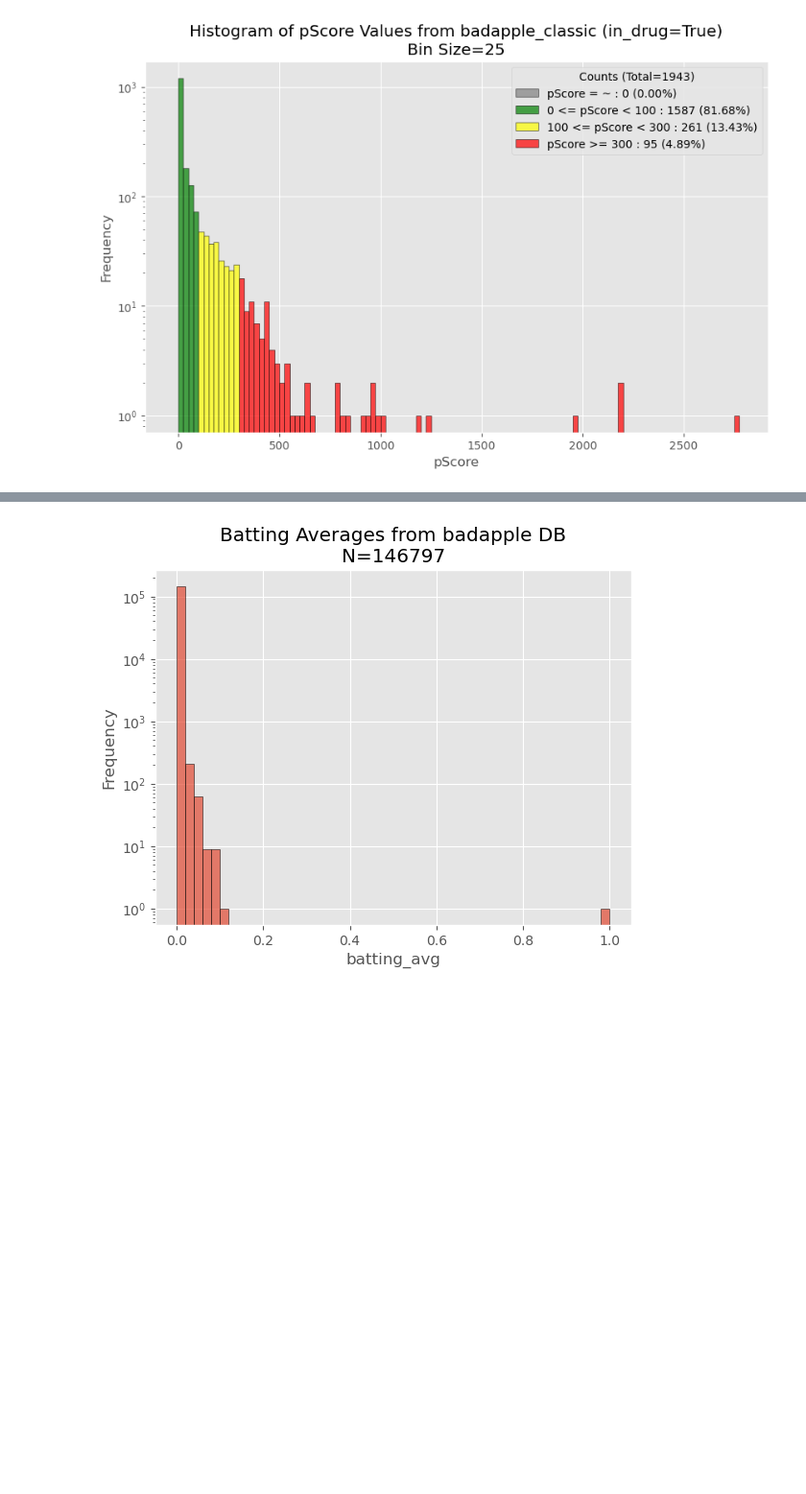
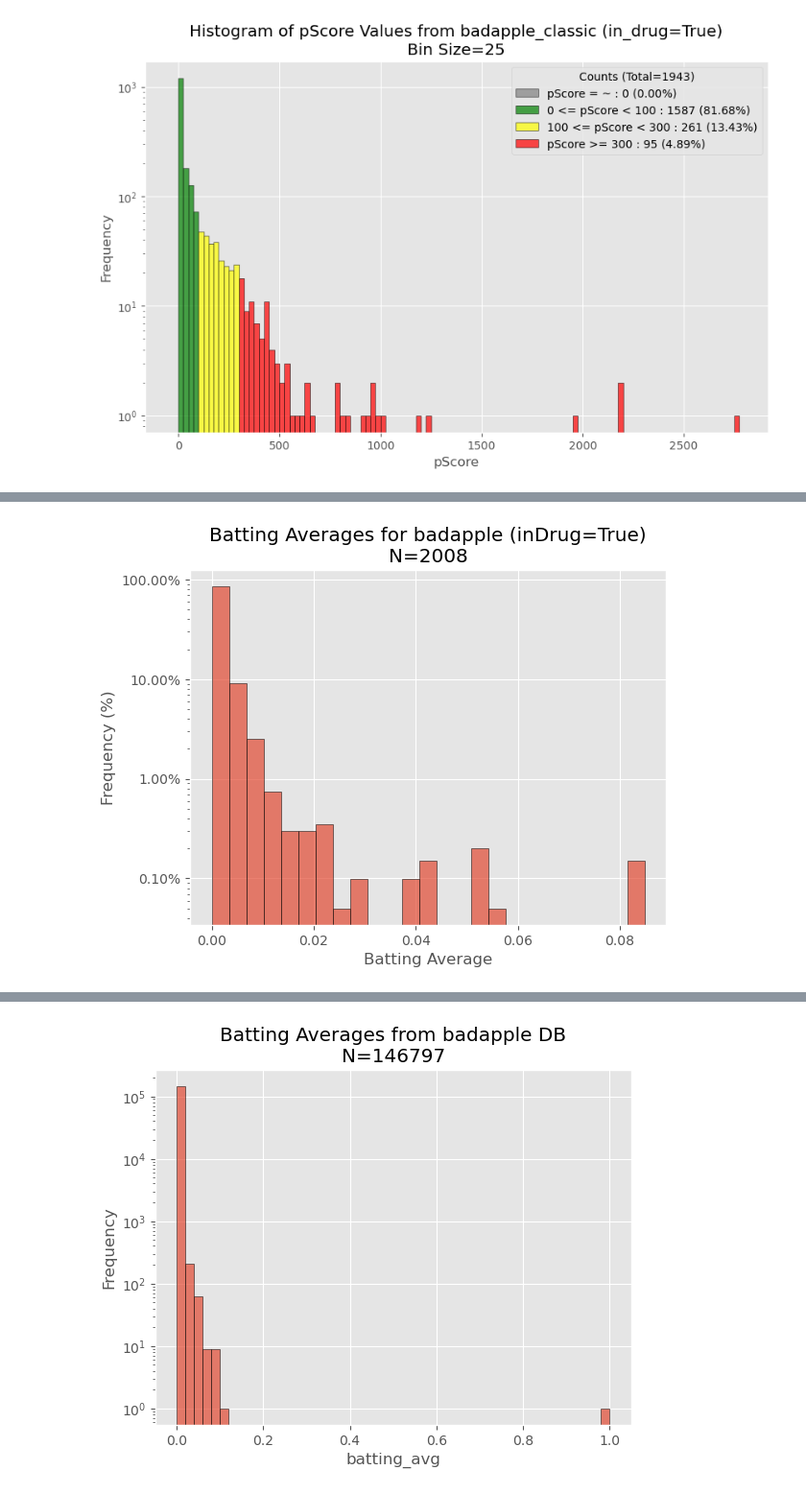
Before and after one commit to unmtransinfo/Badapple2, a Jupyter notebook: badapple1_comparison/src/notebooks/badapple-vs-badapple_classic.ipynb, the cells around one changed output, grey strips where cells are left out. Shown at 96% size. Saved outputs shown, nothing was run; the diff lists cells and outputs as text; code cells hidden in the pictures; blank space fills up the shorter version.

```diff
--- a/badapple1_comparison/src/notebooks/badapple-vs-badapple_classic.ipynb
+++ b/badapple1_comparison/src/notebooks/badapple-vs-badapple_classic.ipynb
@@ -607,0 +650,12 @@ comparison_batting_avg_df = get_batting_avg_df(comparison_scaf_stats)
+# %%
+original_ba_df = original_stats_df[["in_drug", "batting_avg"]]
+comparison_ba_df = comparison_stats_df[["in_drug", "batting_avg"]]
+# %%
+original_ba_df_ind = original_ba_df[original_ba_df["in_drug"] == True]
+original_ba_df_nind = original_ba_df[original_ba_df["in_drug"] == False]
+comparison_ba_df_ind = comparison_ba_df[comparison_ba_df["in_drug"] == True]
+comparison_ba_df_nind = comparison_ba_df[comparison_ba_df["in_drug"] == False]
+# %%
+plot_histogram(original_ba_df_ind, "batting_avg", 25, "Batting Average", "Frequency (%)", "Batting Averages for badapple (inDrug=True)", "log", plot_percentage=True, save_fname="badapple_BA_inDrug.png")
+# %% [output]
+[figure, added]
```
Also changed, not shown: parts of 18 cells of this notebook.
